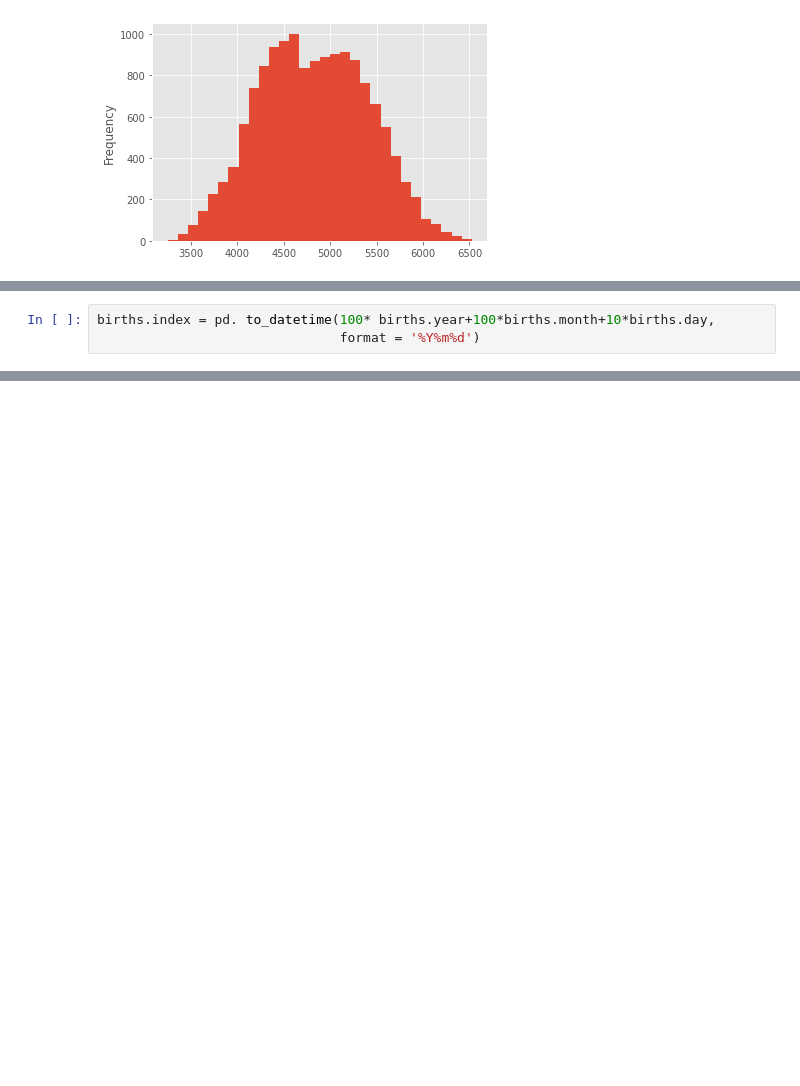
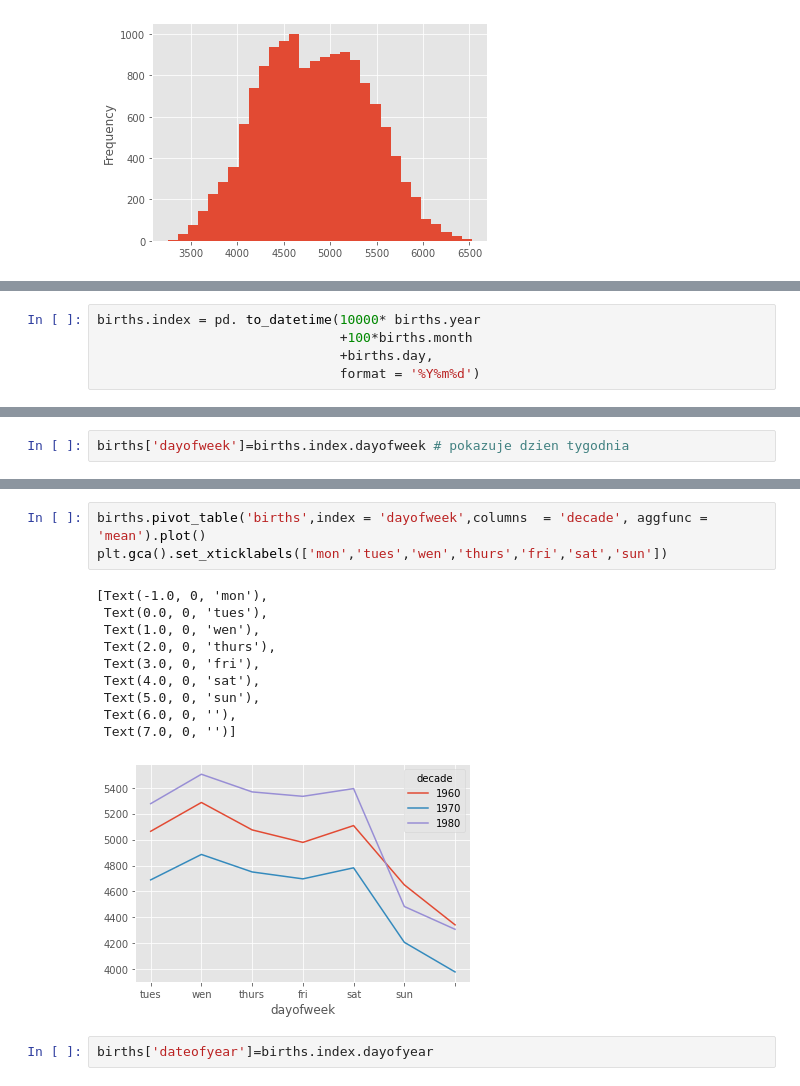
Before and after one commit to SandaMaster/data-science, a Jupyter notebook: web scraping2-3.ipynb, the cells around one changed output, grey strips where cells are left out. Saved outputs shown, nothing was run; the diff lists cells and outputs as text; blank space fills up the shorter version.

```diff
--- a/web scraping2-3.ipynb
+++ b/web scraping2-3.ipynb
@@ -238,3 +251,5 @@ births.head()
 # %%
-births.index = pd. to_datetime(100* births.year+100*births.month+10*births.day,
+births.index = pd. to_datetime(10000* births.year
+                               +100*births.month
+                               +births.day,
                                format = '%Y%m%d')
@@ -242,0 +265,2 @@ ValueError: time data '197010' does not match format '%Y%m%d' (match)
+# %%
+births['dayofweek']=births.index.dayofweek # pokazuje dzien tygodnia
@@ -242,0 +279,16 @@ ValueError: time data '197010' does not match format '%Y%m%d' (match)
+# %%
+births.pivot_table('births',index = 'dayofweek',columns  = 'decade', aggfunc = 'mean').plot()
+plt.gca().set_xticklabels(['mon','tues','wen','thurs','fri','sat','sun'])
+# %% [output]
+[Text(-1.0, 0, 'mon'),
+ Text(0.0, 0, 'tues'),
+ Text(1.0, 0, 'wen'),
+ Text(2.0, 0, 'thurs'),
+ Text(3.0, 0, 'fri'),
+ Text(4.0, 0, 'sat'),
+ Text(5.0, 0, 'sun'),
+ Text(6.0, 0, ''),
+ Text(7.0, 0, '')]
+[figure, added]
+# %%
+births['dateofyear']=births.index.dayofyear
```
Also changed, not shown: parts of 11 cells of this notebook.
